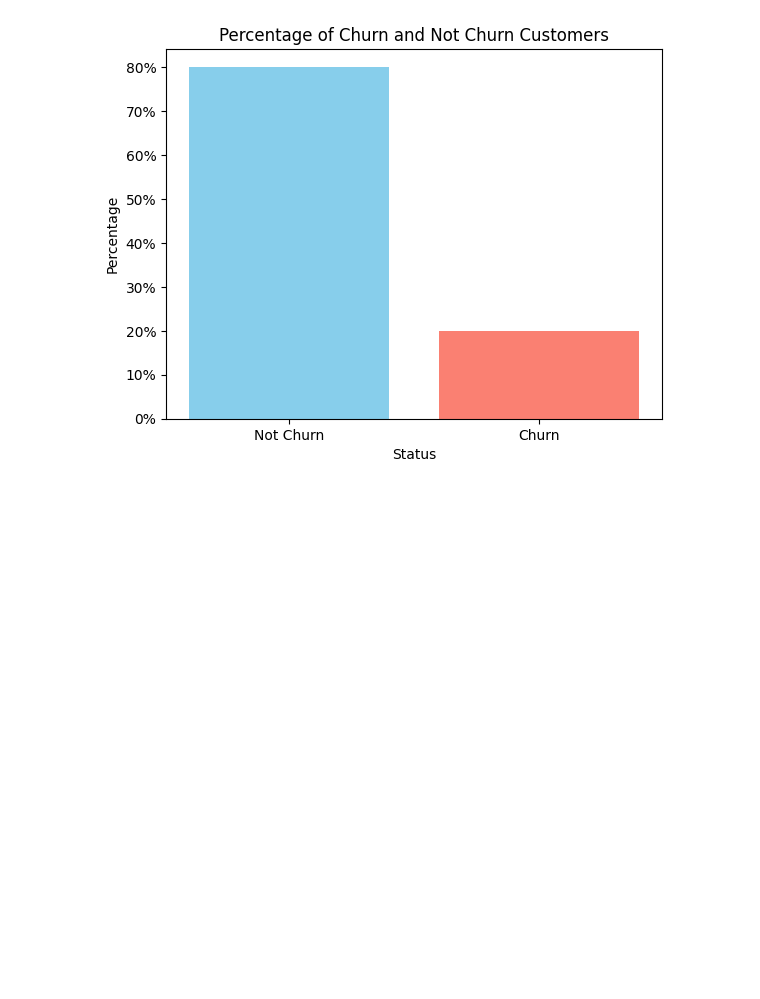
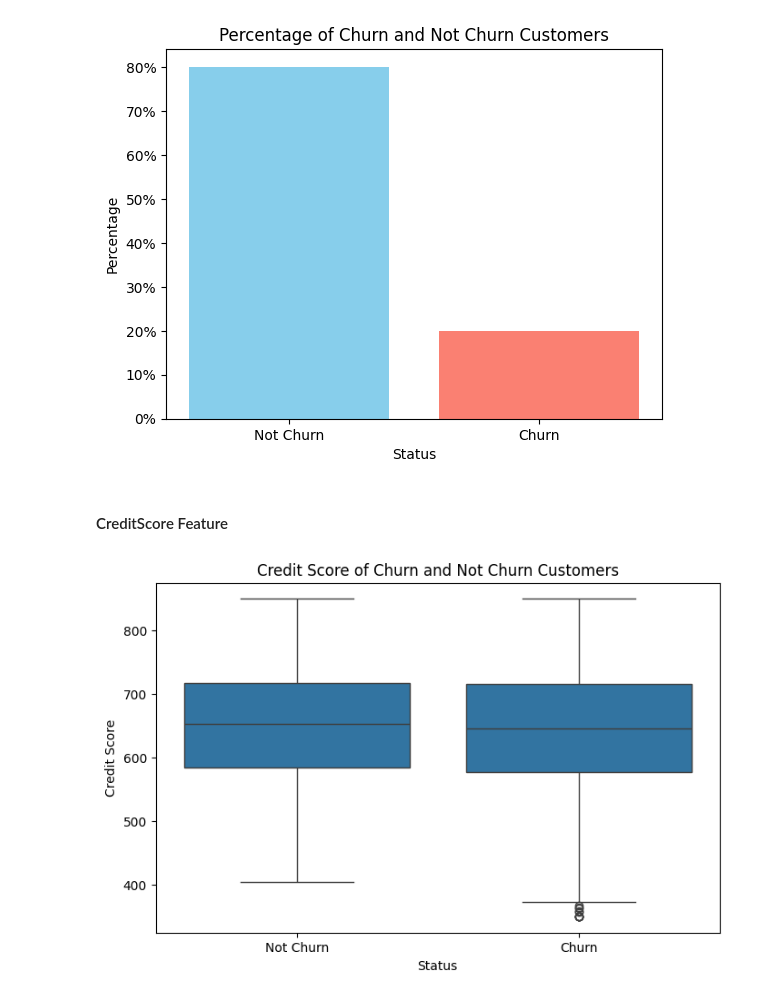
Before and after one commit to lucasanches/eda-bank-customer-churn, a Jupyter notebook: exploratory_analysis.ipynb, the cells around one changed output. Saved outputs shown, nothing was run; the diff lists cells and outputs as text; code cells hidden in the pictures; blank space fills up the shorter version.

```diff
--- a/exploratory_analysis.ipynb
+++ b/exploratory_analysis.ipynb
@@ -265,3 +275,17 @@ plt.gca().yaxis.set_major_formatter(formatter)
 plt.show()
 # %% [output]
 [figure]
+# %% [markdown]
+#### CreditScore Feature
+# %%
+# Plotting the boxplot for the 'CreditScore' feature
+
+plt.figure(figsize=(8,5))
+sns.boxplot(x=new_bank_df['Exited'], y=new_bank_df['CreditScore'])
+plt.xticks([0, 1], ['Not Churn', 'Churn'])
+plt.xlabel('Status')
+plt.ylabel('Credit Score')
+plt.title('Credit Score of Churn and Not Churn Customers')
+plt.show()
+# %% [output]
+[figure, added]
```
Also changed, not shown: parts of 8 cells of this notebook.
